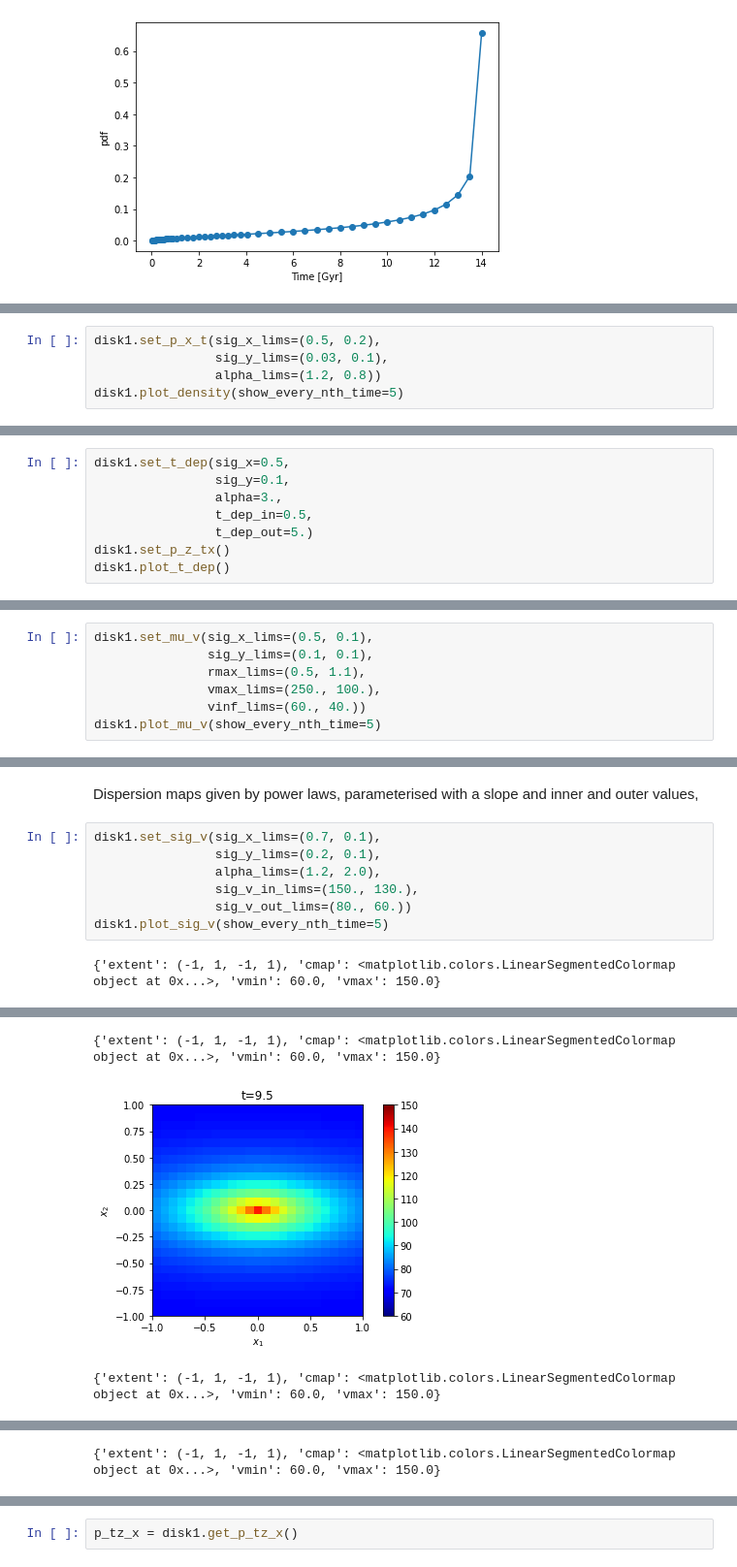
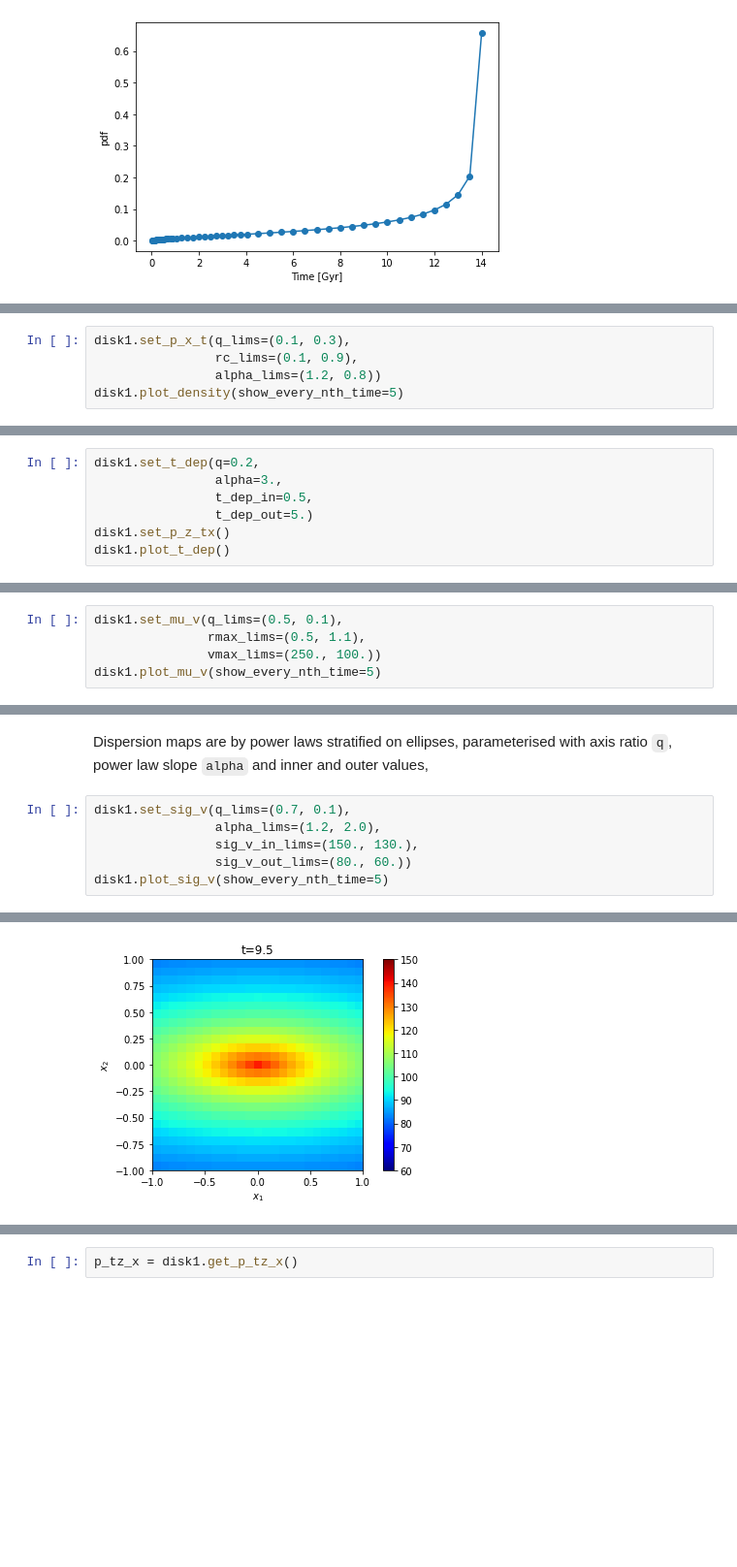
Before and after one commit to prashjet/popkinmocks, a Jupyter notebook: notebooks/popkinmocks.ipynb, the cells around one changed output, grey strips where cells are left out. Shown: that part at 97% size. Drawn from its saved outputs; the diff is of its cells as text; blank space fills up the shorter version.

```diff
--- a/notebooks/popkinmocks.ipynb
+++ b/notebooks/popkinmocks.ipynb
@@ -34,6 +34,6 @@ Set the age dependent spatial-density. Parameterised as an extent in x and y dir
 # %%
-disk1.set_p_x_t(sig_x_lims=(0.5, 0.2),
-                sig_y_lims=(0.03, 0.1),
+disk1.set_p_x_t(q_lims=(0.1, 0.3),
+                rc_lims=(0.1, 0.9),
                 alpha_lims=(1.2, 0.8))
 disk1.plot_density(show_every_nth_time=5)
 # %% [output]
@@ -54,6 +48,5 @@ The `t_dep` map is elliptical, parameterised by x- and y- lengths, a power law s
 # %%
-disk1.set_t_dep(sig_x=0.5,
-                sig_y=0.1,
+disk1.set_t_dep(q=0.2,
                 alpha=3.,
                 t_dep_in=0.5,
                 t_dep_out=5.)
@@ -72,8 +63,6 @@ The mean maps take the form of rotating disks. Specified by and x and y extent,
 # %%
-disk1.set_mu_v(sig_x_lims=(0.5, 0.1),
-               sig_y_lims=(0.1, 0.1),
+disk1.set_mu_v(q_lims=(0.5, 0.1),
                rmax_lims=(0.5, 1.1),
-               vmax_lims=(250., 100.),
-               vinf_lims=(60., 40.))
+               vmax_lims=(250., 100.))
 disk1.plot_mu_v(show_every_nth_time=5)
 # %% [output]
@@ -88,11 +73,9 @@ disk1.plot_mu_v(show_every_nth_time=5)
 # %% [markdown]
-Dispersion maps given by power laws, parameterised with a slope and inner and outer values,
+Dispersion maps are by power laws stratified on ellipses, parameterised with axis ratio `q`, power law slope `alpha` and inner and outer values,
 # %%
-disk1.set_sig_v(sig_x_lims=(0.7, 0.1),
-                sig_y_lims=(0.2, 0.1),
+disk1.set_sig_v(q_lims=(0.7, 0.1),
                 alpha_lims=(1.2, 2.0),
                 sig_v_in_lims=(150., 130.),
                 sig_v_out_lims=(80., 60.))
 disk1.plot_sig_v(show_every_nth_time=5)
 # %% [output]
-{'extent': (-1, 1, -1, 1), 'cmap': <matplotlib.colors.LinearSegmentedColormap object at 0x...>, 'vmin': 60.0, 'vmax': 150.0}
@@ -100,3 +83 @@ disk1.plot_sig_v(show_every_nth_time=5)
-{'extent': (-1, 1, -1, 1), 'cmap': <matplotlib.colors.LinearSegmentedColormap object at 0x...>, 'vmin': 60.0, 'vmax': 150.0}
-[figure, old version]
+[figure, new version]
-{'extent': (-1, 1, -1, 1), 'cmap': <matplotlib.colors.LinearSegmentedColormap object at 0x...>, 'vmin': 60.0, 'vmax': 150.0}
@@ -104 +84,0 @@ disk1.plot_sig_v(show_every_nth_time=5)
-{'extent': (-1, 1, -1, 1), 'cmap': <matplotlib.colors.LinearSegmentedColormap object at 0x...>, 'vmin': 60.0, 'vmax': 150.0}
```
Also changed, not shown: parts of 24 cells of this notebook, 6 other files.
